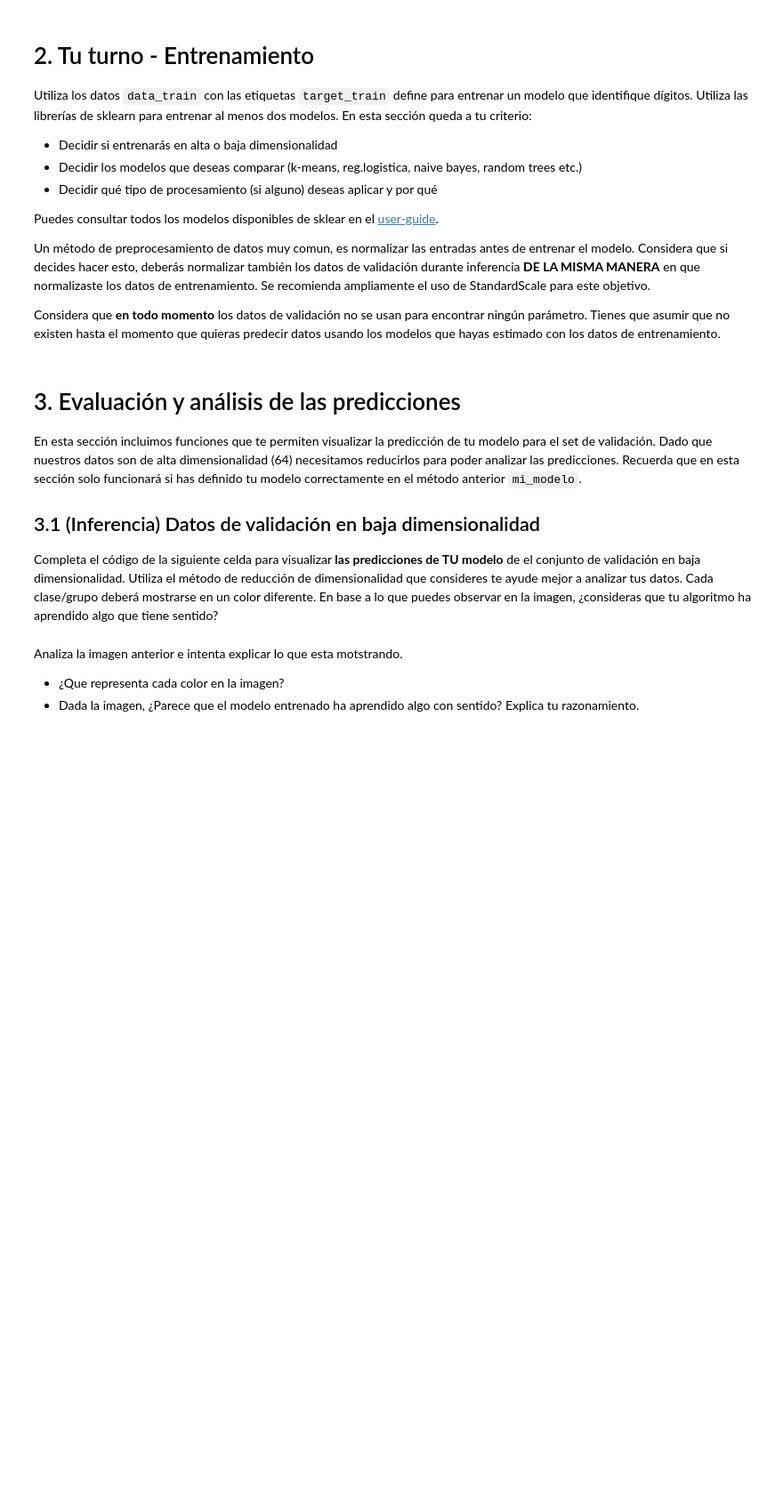
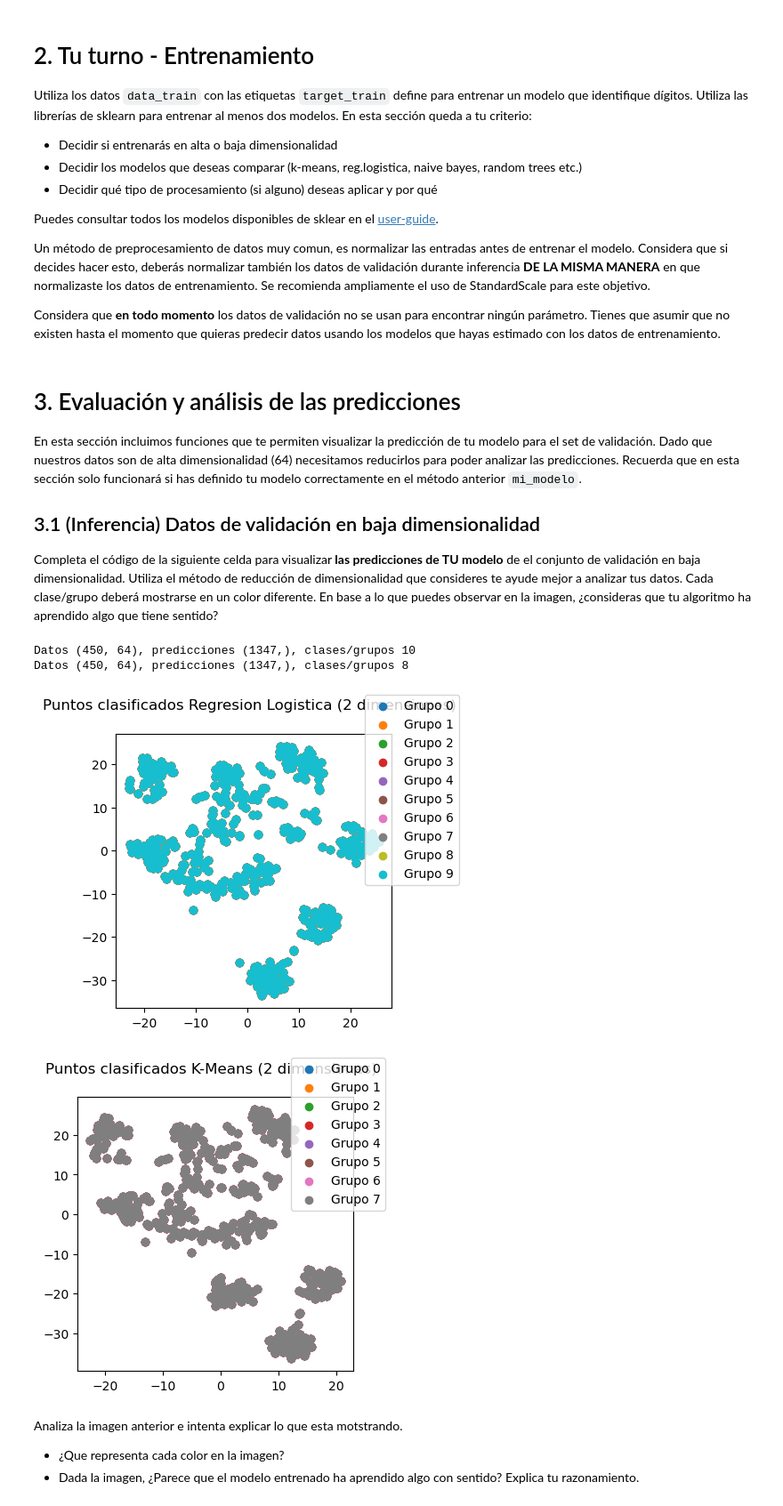
Before and after one commit to marianovba/ML23_LosGoons, a Jupyter notebook: ml23/proyecto_1_ML/proyecto_1_ML.ipynb, the cells around one changed output. Shown at 89% size. Cells and saved outputs as stored; diff of their text form; code cells hidden in the pictures; blank space fills up the shorter version.

```diff
--- a/ml23/proyecto_1_ML/proyecto_1_ML.ipynb
+++ b/ml23/proyecto_1_ML/proyecto_1_ML.ipynb
@@ -135,6 +133,9 @@ Un método de preprocesamiento de datos muy comun, es normalizar las entradas an
 Considera que **en todo momento** los datos de validación no se usan para encontrar ningún parámetro. Tienes que asumir que no existen hasta el momento que quieras predecir datos usando los modelos que hayas estimado con los datos de entrenamiento.
 # %%
 # TODO: Importa las clases que necesites para entrenar los modelos de sklearn
+from sklearn.linear_model import LogisticRegression
+from sklearn.metrics import accuracy_score
+from sklearn.cluster import KMeans
 
 # Entontramos los valores de normalización USANDO LOS DATOS DE ENTRENAMIENTO
 scaler = StandardScaler()
@@ -146,12 +147,15 @@ def train(X, label, model_type:str):
 
     # TODO: Entrena el modelo y regresa el modelo entrenado en los datos de entrenamiento
     # model puede ser tanto la instancia de la clase que quieras usar, como un string indicando
-    if model_type == "algun_modelo":
-        estimator = ...
-    elif model_type == "otra_cosa":
-        estimator = ...
+    if model_type == "Regresion Logistica":
+        estimator = LogisticRegression()
+        estimator.fit(data,label)
+    elif model_type == "K-Means":
+        estimator = KMeans()
+        estimator.fit(data,label)
     else:
-        estimator = ...
+        #estimator = ...
+        raise ValueError("Modelo no Valido")
 
     return estimator
 
@@ -164,18 +168,19 @@ def inference(trained_model, X_val):
     # TODO: Normaliza los datos de validación
     # El mismos preprocesamiento de datos se aplica a
     # tanto inferencia como entrenamiento
-    data = ...
+    data = scaler.transform(X_val)
 
     # TODO: Utiliza el modelo para predecir valores para los datos de validación
     # Regresa las predicciones de tu modelo para X_val
     # En este caso, modelo tiene que ser una instancia de una clase para la cual quieres hacer predicción
+    preds = trained_model.predict(data_train)
 
     return preds
 
 trained_models = {
-    "algun_modelo": None,
-    "otra_cosa": None,
-    ...
+    "Regresion Logistica": None,
+    "K-Means": None,
+
 }
 for model_type in trained_models.keys():
     modelo = train(data_train, target_train, model_type=model_type)
@@ -198,20 +203,27 @@ def vis_low_dim(data_val, preds, model_type):
     print(f"Datos {data_val.shape}, predicciones {preds.shape}, clases/grupos {n_groups}")
 
     # TODO: Reduce los datos de VALIDACIÓN data_val a dos dimensiones para poder visualizarlos
-    reduced_data = ...
+    tsne = TSNE(n_components=2)
+    reduced_data = tsne.fit_transform(data_val)
     for g in groups:
         # TODO: Grafica los datos de VALIDACIÓN reducidos (reduced_data.shape = (N, 2))
         # Tal que grafiques aquellos que correspondan al grupo/clase group
         # Investiga plt.scatter, np.where o cómo filtrar arreglos dada una condición booleana
-        ...
+        indices = np.where(preds == g)
+        ax.scatter(reduced_data[:,0], reduced_data[:,1], label=f'Grupo {g}')
     fig.show()
     fig.legend()
 # %%
-modelo = trained_models["logistic_reg"]
+modelo = trained_models["Regresion Logistica"]
 # Llamamos a inferencia de tu modelo
 for model_type, modelo in trained_models.items():
     preds = inference(modelo, data_val)
     vis_low_dim(data_val, preds, model_type)
+# %% [output]
+Datos (450, 64), predicciones (1347,), clases/grupos 10
+Datos (450, 64), predicciones (1347,), clases/grupos 8
+[figure, added]
+[figure, added]
 # %% [markdown]
 Analiza la imagen anterior e intenta explicar lo que esta motstrando.
 - ¿Que representa cada color en la imagen?
```
Also changed, not shown: parts of 3 cells of this notebook.
